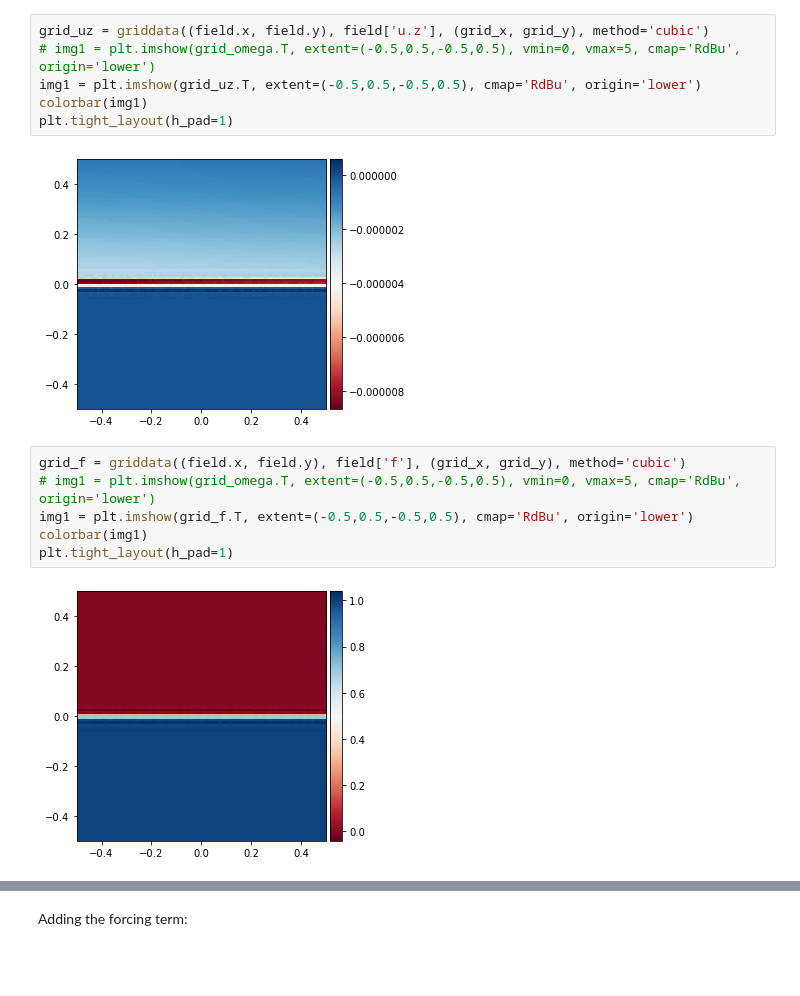
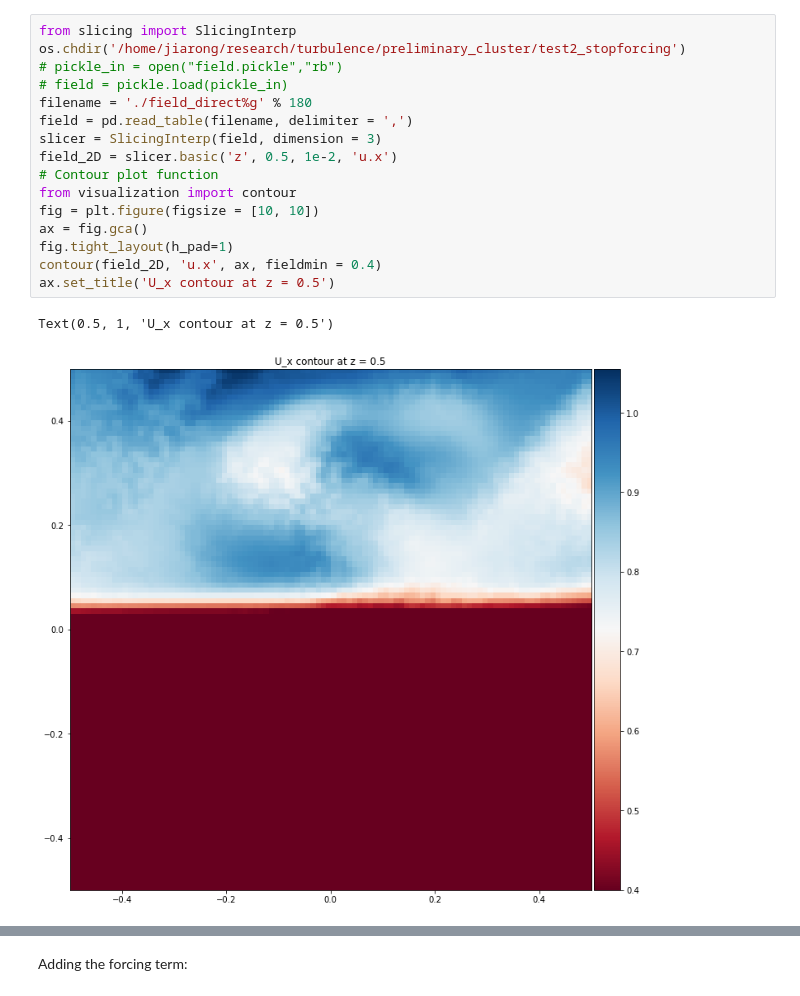
Before and after one commit to DeikeLab/jiarongw-postprocessing, a Jupyter notebook: turbulence/turbulence.ipynb, the cells around one changed output, grey strips where cells are left out. Drawn from its saved outputs; the diff is of its cells as text; blank space fills up the shorter version.

```diff
--- a/turbulence/turbulence.ipynb
+++ b/turbulence/turbulence.ipynb
@@ -45,16 +12,19 @@ plt.tight_layout(h_pad=1)
-# %%
-grid_uz = griddata((field.x, field.y), field['u.z'], (grid_x, grid_y), method='cubic')
-# img1 = plt.imshow(grid_omega.T, extent=(-0.5,0.5,-0.5,0.5), vmin=0, vmax=5, cmap='RdBu', origin='lower')
-img1 = plt.imshow(grid_uz.T, extent=(-0.5,0.5,-0.5,0.5), cmap='RdBu', origin='lower')
-colorbar(img1)
-plt.tight_layout(h_pad=1)
-# %% [output]
-[figure, removed]
-# %%
-grid_f = griddata((field.x, field.y), field['f'], (grid_x, grid_y), method='cubic')
-# img1 = plt.imshow(grid_omega.T, extent=(-0.5,0.5,-0.5,0.5), vmin=0, vmax=5, cmap='RdBu', origin='lower')
-img1 = plt.imshow(grid_f.T, extent=(-0.5,0.5,-0.5,0.5), cmap='RdBu', origin='lower')
-colorbar(img1)
-plt.tight_layout(h_pad=1)
-# %% [output]
-[figure, removed]
+# %%
+from slicing import SlicingInterp
+os.chdir('/home/jiarong/research/turbulence/preliminary_cluster/test2_stopforcing')
+# pickle_in = open("field.pickle","rb")
+# field = pickle.load(pickle_in)
+filename = './field_direct%g' % 180
+field = pd.read_table(filename, delimiter = ',')
+slicer = SlicingInterp(field, dimension = 3)
+field_2D = slicer.basic('z', 0.5, 1e-2, 'u.x')
+# Contour plot function
+from visualization import contour
+fig = plt.figure(figsize = [10, 10])
+ax = fig.gca()
+fig.tight_layout(h_pad=1)
+contour(field_2D, 'u.x', ax, fieldmin = 0.4)
+ax.set_title('U_x contour at z = 0.5')
+# %% [output]
+Text(0.5, 1, 'U_x contour at z = 0.5')
+[figure, added]
```
Also changed, not shown: parts of 14 cells of this notebook, 8 other files.
